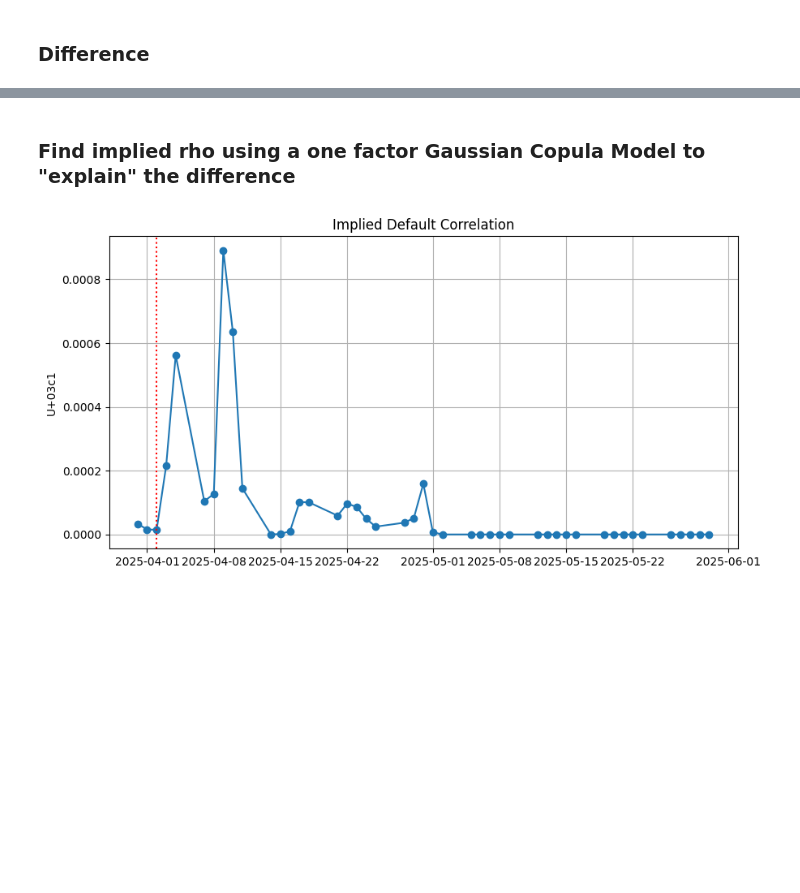
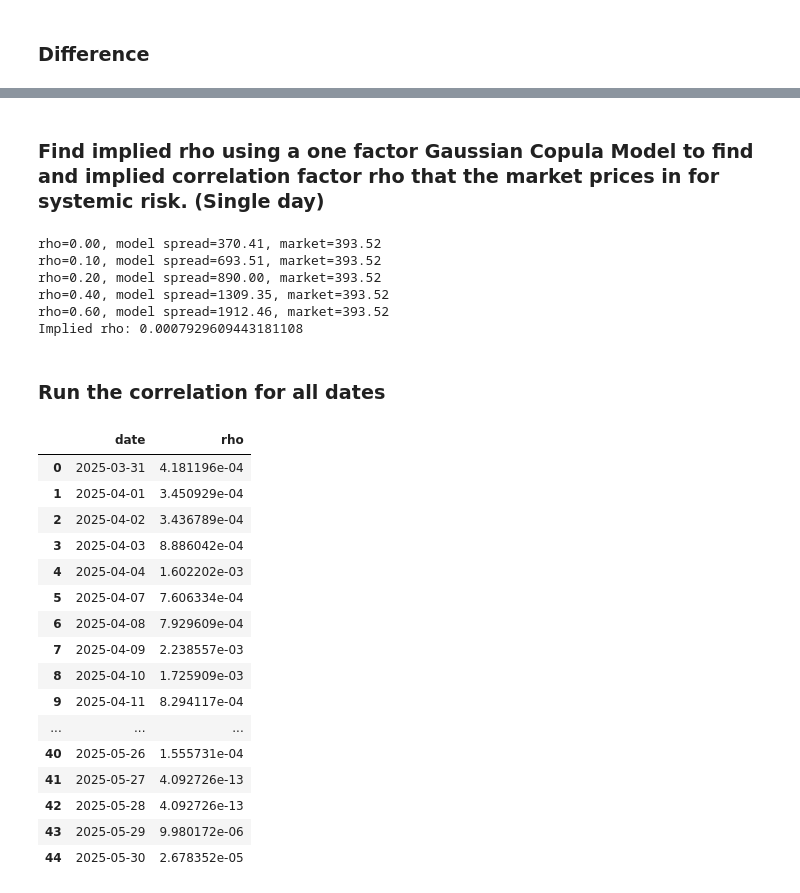
Before and after one commit to FilipForsbergg/Credit-Default-Swaps, a Jupyter notebook: cds/analysis/liberation_day.ipynb, the cells around one changed output, grey strips where cells are left out. Cells and saved outputs as stored; diff of their text form; code cells hidden in the pictures; blank space fills up the shorter version.

```diff
--- a/cds/analysis/liberation_day.ipynb
+++ b/cds/analysis/liberation_day.ipynb
@@ -207,29 +229,57 @@ plt.show()
 # %% [markdown]
-### Find implied rho using a one factor Gaussian Copula Model to "explain" the difference
+### Find implied rho using a one factor Gaussian Copula Model to find and implied correlation factor rho that the market prices in for systemic risk. (Single day)
 # %%
-df_groups = spreads_to_df().groupby("Date")
+test_date = pd.Timestamp("2025-04-08")
+df_day = spreads[spreads["Date"] == test_date].copy()
+market_spread = df.loc[df["date"] == test_date, "value"].iloc[0]
 
-implied_corr = []
+for rho in [0, 0.1, 0.2, 0.4, 0.6]:
+    s_model = model_index_spread_from_rho(df_day, rho, alpha=0.05, cds=cds)
+    print(f"rho={rho:.2f}, model spread={s_model:.2f}, market={market_spread:.2f}")
 
-for date, df_day in df_groups:
-
-    market_spread = df[df["date"] == date]["value"].values[0]
-
-    rho = implied_rho(df_day, market_spread, cds)
-
-    implied_corr.append({
-        "date": date,
-        "rho": rho
-    })
-
-df_corr = pd.DataFrame(implied_corr)
-
-plt.figure(figsize=(10,5))
-plt.plot(df_corr["date"], df_corr["rho"], marker="o")
-plt.axvline(pd.to_datetime("2025-04-02"), color="red", linestyle=":")
-plt.title("Implied Default Correlation")
-plt.ylabel("rho")
-plt.grid(True)
-plt.show()
+rho_star = implied_rho(df_day, market_spread, cds, alpha=0.05)
+print(f"Implied rho:", rho_star)
 # %% [output]
-[figure, removed]
+rho=0.00, model spread=370.41, market=393.52
+rho=0.10, model spread=693.51, market=393.52
+rho=0.20, model spread=890.00, market=393.52
+rho=0.40, model spread=1309.35, market=393.52
+rho=0.60, model spread=1912.46, market=393.52
+Implied rho: 0.0007929609443181108
+# %% [markdown]
+### Run the correlation for all dates
+# %%
+df_groups = spreads.groupby("Date")
+
+implied_corr = []
+
+for date, df_day in df_groups:
+    market_row = df[df["date"] == date]
+    if market_row.empty:
+        print("empty row")
+        continue
+
+    market_spread=market_row["value"].iloc[0]
+    rho = implied_rho(df_day, market_spread, cds, 0.05)
+
+    implied_corr.append({"date": date, "rho": rho})
+
+df_corr = pd.DataFrame(implied_corr)
+# %% [output]
+|  | date | rho |
+| 0 | 2025-03-31 | 4.181196e-04 |
+| 1 | 2025-04-01 | 3.450929e-04 |
+| 2 | 2025-04-02 | 3.436789e-04 |
+| 3 | 2025-04-03 | 8.886042e-04 |
+| 4 | 2025-04-04 | 1.602202e-03 |
+| 5 | 2025-04-07 | 7.606334e-04 |
+| 6 | 2025-04-08 | 7.929609e-04 |
+| 7 | 2025-04-09 | 2.238557e-03 |
+| 8 | 2025-04-10 | 1.725909e-03 |
+| 9 | 2025-04-11 | 8.294117e-04 |
+| ... | ... | ... |
+| 40 | 2025-05-26 | 1.555731e-04 |
+| 41 | 2025-05-27 | 4.092726e-13 |
+| 42 | 2025-05-28 | 4.092726e-13 |
+| 43 | 2025-05-29 | 9.980172e-06 |
+| 44 | 2025-05-30 | 2.678352e-05 |
```
Also changed, not shown: parts of 8 cells of this notebook, 5 other files.
